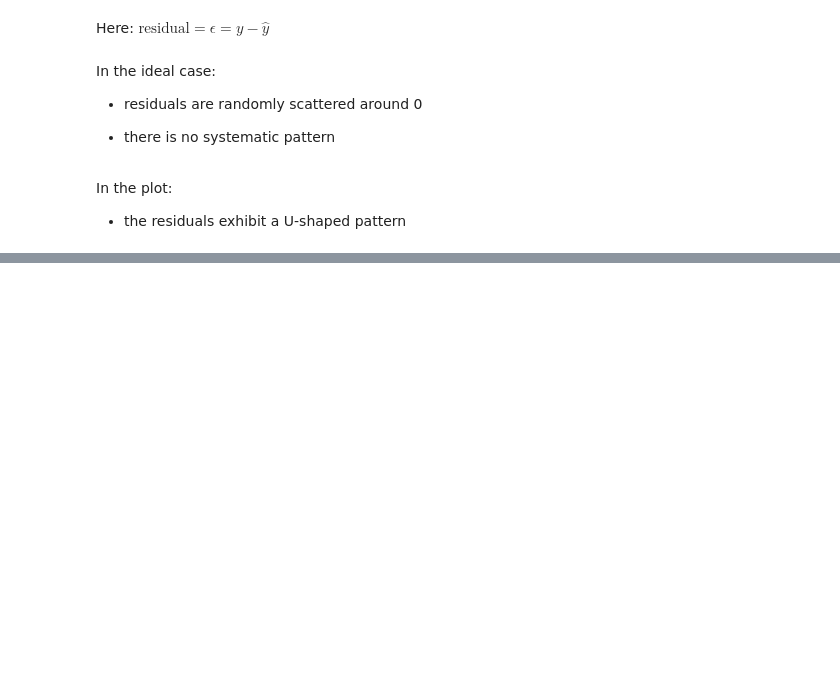
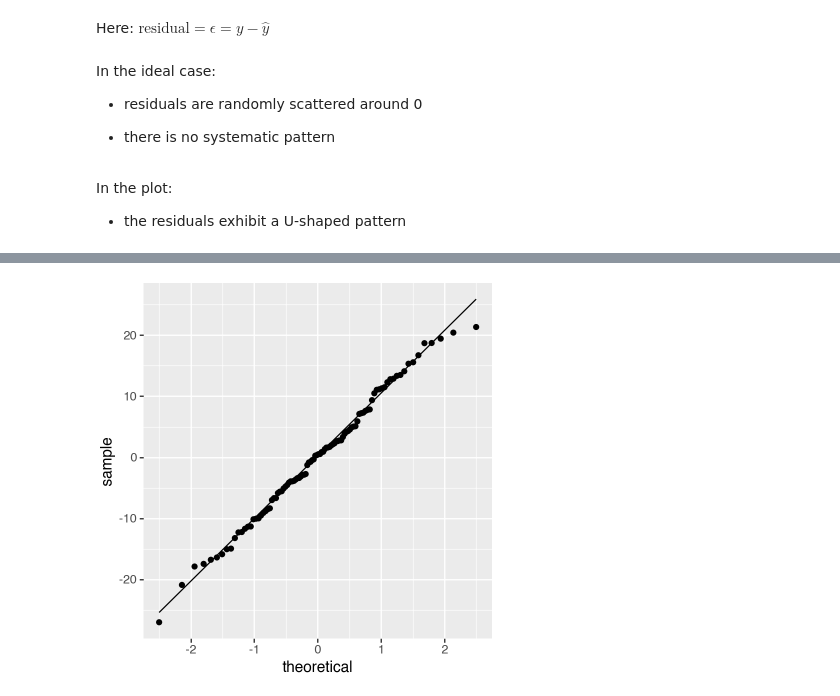
Before and after one commit to ulasuregen/Data-Analysis-and-Visualization-in-Python, a Jupyter notebook: linearRegression.ipynb, the cells around one changed output, grey strips where cells are left out. Saved outputs shown, nothing was run; the diff lists cells and outputs as text; code cells hidden in the pictures; blank space fills up the shorter version.

```diff
--- a/linearRegression.ipynb
+++ b/linearRegression.ipynb
@@ -1334,0 +1427,19 @@ In the plot:
+# %%
+np.random.seed(0)
+
+x = np.arange(1,101)
+y = np.random.normal(loc=5 * x, scale=10)
+
+df = pd.DataFrame({
+  "x": x,
+  "y": y})
+m = smf.ols("y ~ x", data=df).fit()
+df_resid = pd.DataFrame({"resid": m.resid})
+(
+    ggplot(df_resid, aes(sample="resid"))
+    + stat_qq()
+    + stat_qq_line()
+    + theme(figure_size=(4, 4))
+)
+# %% [output]
+[figure, added]
```
Also changed, not shown: parts of 22 cells of this notebook, 10 other files.
